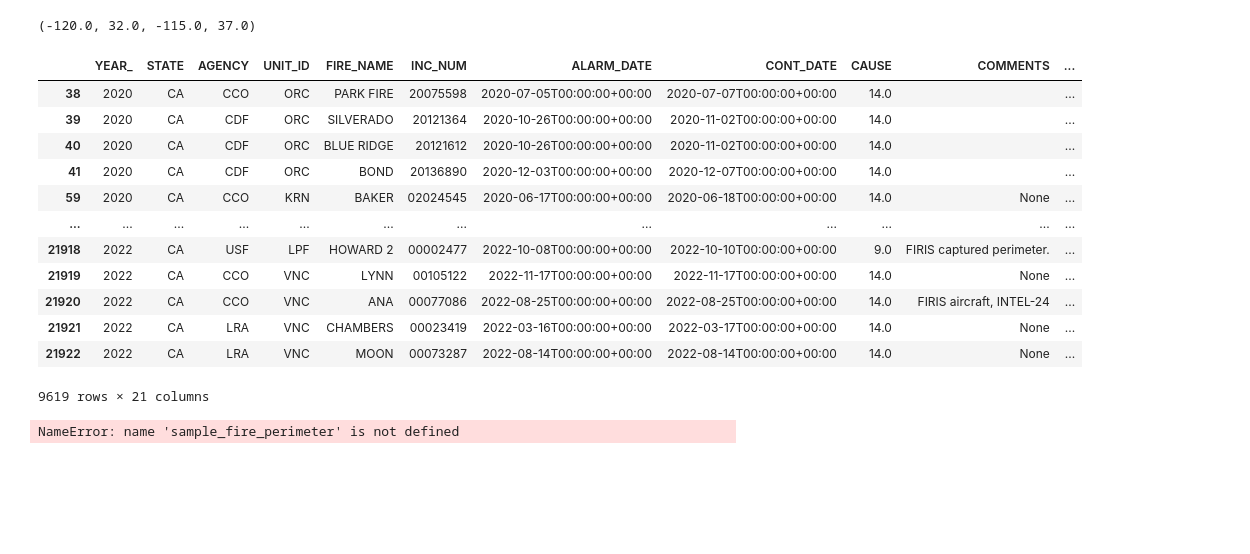
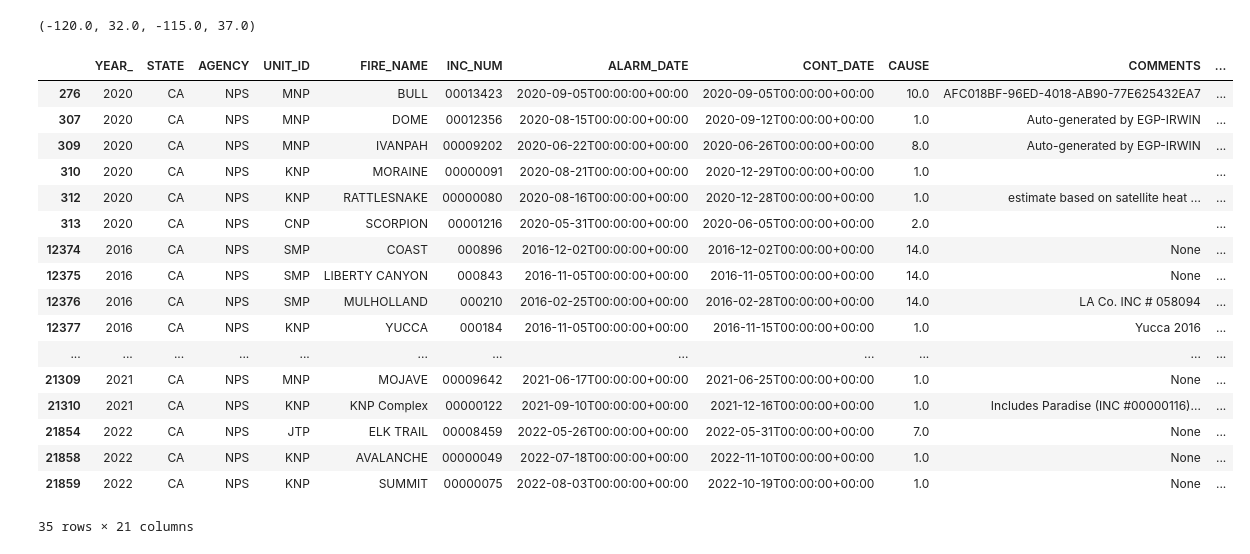
Before and after one commit to SchmidtDSE/burn-severity-mapping-poc, a Jupyter notebook: exploratory/historic_calfire_analysis.ipynb, the cells around one changed output. Saved outputs shown, nothing was run; the diff lists cells and outputs as text; code cells hidden in the pictures; blank space fills up the shorter version.

```diff
--- a/exploratory/historic_calfire_analysis.ipynb
+++ b/exploratory/historic_calfire_analysis.ipynb
@@ -198,26 +223,31 @@ bbox.bounds
 # %%
 from geopandas.tools import sjoin
 sample_fire_perimeter = sjoin(fire_perimeters, bbox_gdf, how="inner")
-sample_fire_perimeter["YEAR_"] > 2016
+sample_fire_perimeter = sample_fire_perimeter[sample_fire_perimeter["YEAR_"] != '']
+sample_fire_perimeter["YEAR_"] = sample_fire_perimeter["YEAR_"].astype("int")
+nps_fires = sample_fire_perimeter[(sample_fire_perimeter["YEAR_"] > 2015) & (sample_fire_perimeter["AGENCY"] == "NPS")]
-# %%
-sample_fire_perimeter
-# %% [output]
-|  | YEAR_ | STATE | AGENCY | UNIT_ID | FIRE_NAME | INC_NUM | ALARM_DATE | CONT_DATE | CAUSE | COMMENTS | ... |
-| 38 | 2020 | CA | CCO | ORC | PARK FIRE | 20075598 | 2020-07-05T00:00:00+00:00 | 2020-07-07T00:00:00+00:00 | 14.0 |  | ... |
-| 39 | 2020 | CA | CDF | ORC | SILVERADO | 20121364 | 2020-10-26T00:00:00+00:00 | 2020-11-02T00:00:00+00:00 | 14.0 |  | ... |
-| 40 | 2020 | CA | CDF | ORC | BLUE RIDGE | 20121612 | 2020-10-26T00:00:00+00:00 | 2020-11-02T00:00:00+00:00 | 14.0 |  | ... |
-| 41 | 2020 | CA | CDF | ORC | BOND | 20136890 | 2020-12-03T00:00:00+00:00 | 2020-12-07T00:00:00+00:00 | 14.0 |  | ... |
-| 59 | 2020 | CA | CCO | KRN | BAKER | 02024545 | 2020-06-17T00:00:00+00:00 | 2020-06-18T00:00:00+00:00 | 14.0 | None | ... |
-| ... | ... | ... | ... | ... | ... | ... | ... | ... | ... | ... | ... |
-| 21918 | 2022 | CA | USF | LPF | HOWARD 2 | 00002477 | 2022-10-08T00:00:00+00:00 | 2022-10-10T00:00:00+00:00 | 9.0 | FIRIS captured perimeter. | ... |
-| 21919 | 2022 | CA | CCO | VNC | LYNN | 00105122 | 2022-11-17T00:00:00+00:00 | 2022-11-17T00:00:00+00:00 | 14.0 | None | ... |
-| 21920 | 2022 | CA | CCO | VNC | ANA | 00077086 | 2022-08-25T00:00:00+00:00 | 2022-08-25T00:00:00+00:00 | 14.0 | FIRIS aircraft, INTEL-24 | ... |
-| 21921 | 2022 | CA | LRA | VNC | CHAMBERS | 00023419 | 2022-03-16T00:00:00+00:00 | 2022-03-17T00:00:00+00:00 | 14.0 | None | ... |
-| 21922 | 2022 | CA | LRA | VNC | MOON | 00073287 | 2022-08-14T00:00:00+00:00 | 2022-08-14T00:00:00+00:00 | 14.0 | None | ... |
-9619 rows × 21 columns
+# %%
+nps_fires
+# %% [output]
+|  | YEAR_ | STATE | AGENCY | UNIT_ID | FIRE_NAME | INC_NUM | ALARM_DATE | CONT_DATE | CAUSE | COMMENTS | ... |
+| 276 | 2020 | CA | NPS | MNP | BULL | 00013423 | 2020-09-05T00:00:00+00:00 | 2020-09-05T00:00:00+00:00 | 10.0 | AFC018BF-96ED-4018-AB90-77E625432EA7 | ... |
+| 307 | 2020 | CA | NPS | MNP | DOME | 00012356 | 2020-08-15T00:00:00+00:00 | 2020-09-12T00:00:00+00:00 | 1.0 | Auto-generated by EGP-IRWIN | ... |
+| 309 | 2020 | CA | NPS | MNP | IVANPAH | 00009202 | 2020-06-22T00:00:00+00:00 | 2020-06-26T00:00:00+00:00 | 8.0 | Auto-generated by EGP-IRWIN | ... |
+| 310 | 2020 | CA | NPS | KNP | MORAINE | 00000091 | 2020-08-21T00:00:00+00:00 | 2020-12-29T00:00:00+00:00 | 1.0 |  | ... |
+| 312 | 2020 | CA | NPS | KNP | RATTLESNAKE | 00000080 | 2020-08-16T00:00:00+00:00 | 2020-12-28T00:00:00+00:00 | 1.0 | estimate based on satellite heat ... | ... |
+| 313 | 2020 | CA | NPS | CNP | SCORPION | 00001216 | 2020-05-31T00:00:00+00:00 | 2020-06-05T00:00:00+00:00 | 2.0 |  | ... |
+| 12374 | 2016 | CA | NPS | SMP | COAST | 000896 | 2016-12-02T00:00:00+00:00 | 2016-12-02T00:00:00+00:00 | 14.0 | None | ... |
+| 12375 | 2016 | CA | NPS | SMP | LIBERTY CANYON | 000843 | 2016-11-05T00:00:00+00:00 | 2016-11-05T00:00:00+00:00 | 14.0 | None | ... |
+| 12376 | 2016 | CA | NPS | SMP | MULHOLLAND | 000210 | 2016-02-25T00:00:00+00:00 | 2016-02-28T00:00:00+00:00 | 14.0 | LA Co. INC # 058094 | ... |
+| 12377 | 2016 | CA | NPS | KNP | YUCCA | 000184 | 2016-11-05T00:00:00+00:00 | 2016-11-15T00:00:00+00:00 | 1.0 | Yucca 2016 | ... |
+| ... | ... | ... | ... | ... | ... | ... | ... | ... | ... | ... | ... |
+| 21309 | 2021 | CA | NPS | MNP | MOJAVE | 00009642 | 2021-06-17T00:00:00+00:00 | 2021-06-25T00:00:00+00:00 | 1.0 | None | ... |
+| 21310 | 2021 | CA | NPS | KNP | KNP Complex | 00000122 | 2021-09-10T00:00:00+00:00 | 2021-12-16T00:00:00+00:00 | 1.0 | Includes Paradise (INC #00000116)... | ... |
+| 21854 | 2022 | CA | NPS | JTP | ELK TRAIL | 00008459 | 2022-05-26T00:00:00+00:00 | 2022-05-31T00:00:00+00:00 | 7.0 | None | ... |
+| 21858 | 2022 | CA | NPS | KNP | AVALANCHE | 00000049 | 2022-07-18T00:00:00+00:00 | 2022-11-10T00:00:00+00:00 | 1.0 | None | ... |
+| 21859 | 2022 | CA | NPS | KNP | SUMMIT | 00000075 | 2022-08-03T00:00:00+00:00 | 2022-10-19T00:00:00+00:00 | 1.0 | None | ... |
+35 rows × 21 columns
 # %%
 # Iterate over DataFrame rows and create a task for each
-for index, row in sample_fire_perimeter.iterrows():
+for index, row in nps_fires.iterrows():
     create_task(row)
-# %% [output]
-NameError: name 'sample_fire_perimeter' is not defined
```
Also changed, not shown: parts of 2 cells of this notebook, 1 other file.
